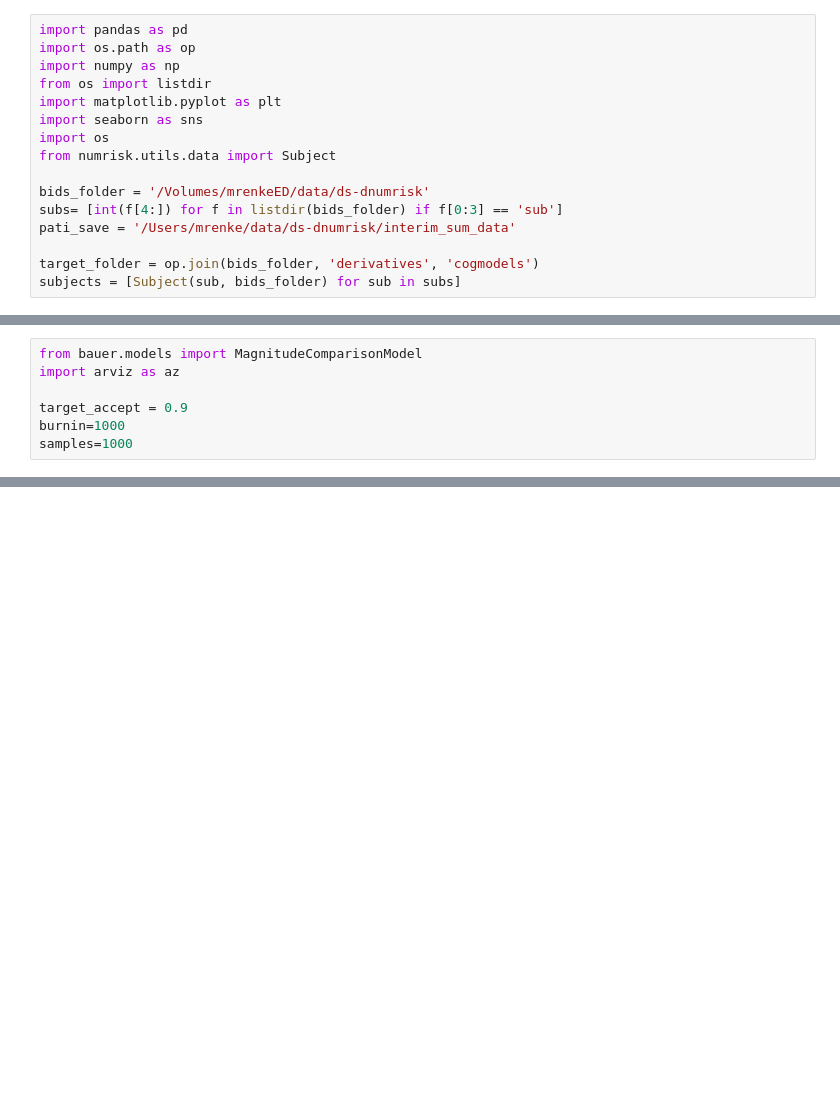
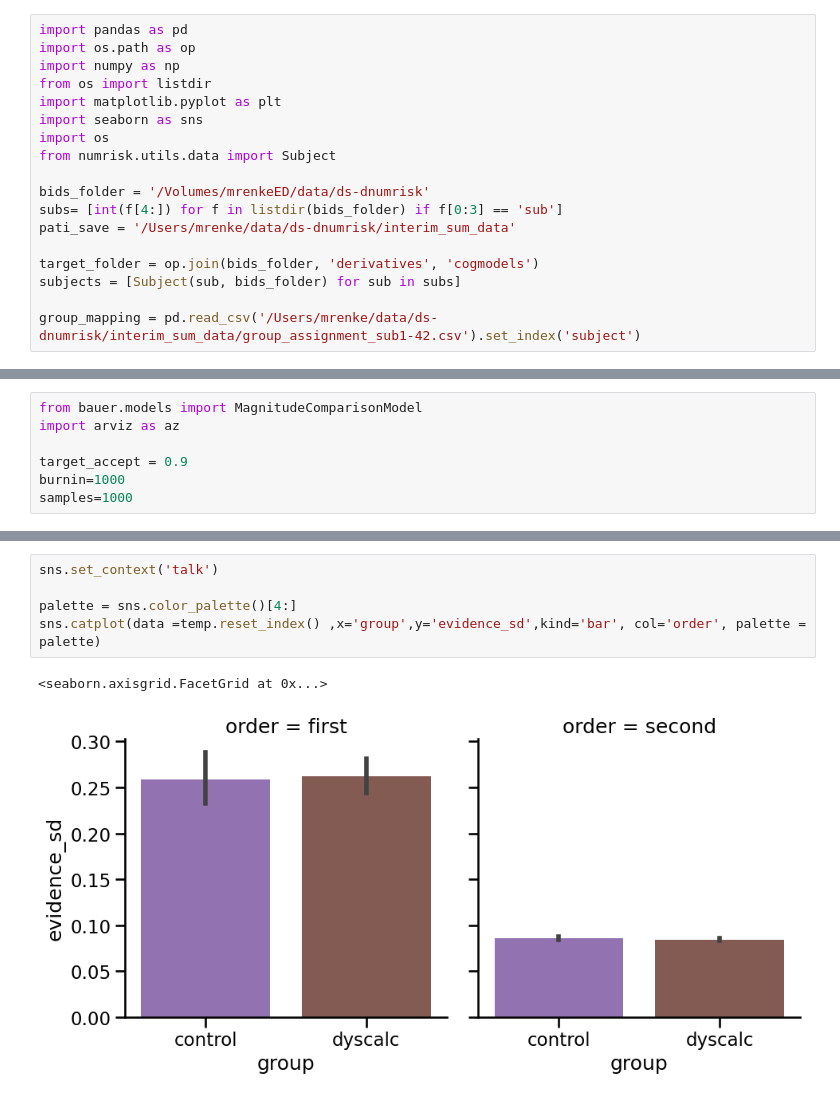
Before and after one commit to mrenke/numrisk, a Jupyter notebook: numrisk/halfdata_analysis/behavior_nlc.ipynb, the cells around one changed output, grey strips where cells are left out. Cells and saved outputs as stored; diff of their text form; blank space fills up the shorter version.

```diff
--- a/numrisk/halfdata_analysis/behavior_nlc.ipynb
+++ b/numrisk/halfdata_analysis/behavior_nlc.ipynb
@@ -14,3 +14,5 @@ pati_save = '/Users/mrenke/data/ds-dnumrisk/interim_sum_data'
 
 target_folder = op.join(bids_folder, 'derivatives', 'cogmodels')
 subjects = [Subject(sub, bids_folder) for sub in subs]
+
+group_mapping = pd.read_csv('/Users/mrenke/data/ds-dnumrisk/interim_sum_data/group_assignment_sub1-42.csv').set_index('subject')
@@ -73,0 +252,8 @@ NUTS: [n1_evidence_sd_mu_untransformed, n1_evidence_sd_sd, n1_evidence_sd_offset
+# %%
+sns.set_context('talk')
+
+palette = sns.color_palette()[4:]
+sns.catplot(data =temp.reset_index() ,x='group',y='evidence_sd',kind='bar', col='order', palette = palette)
+# %% [output]
+<seaborn.axisgrid.FacetGrid at 0x...>
+[figure, added]
```
Also changed, not shown: parts of 33 cells of this notebook, 3 other files.
